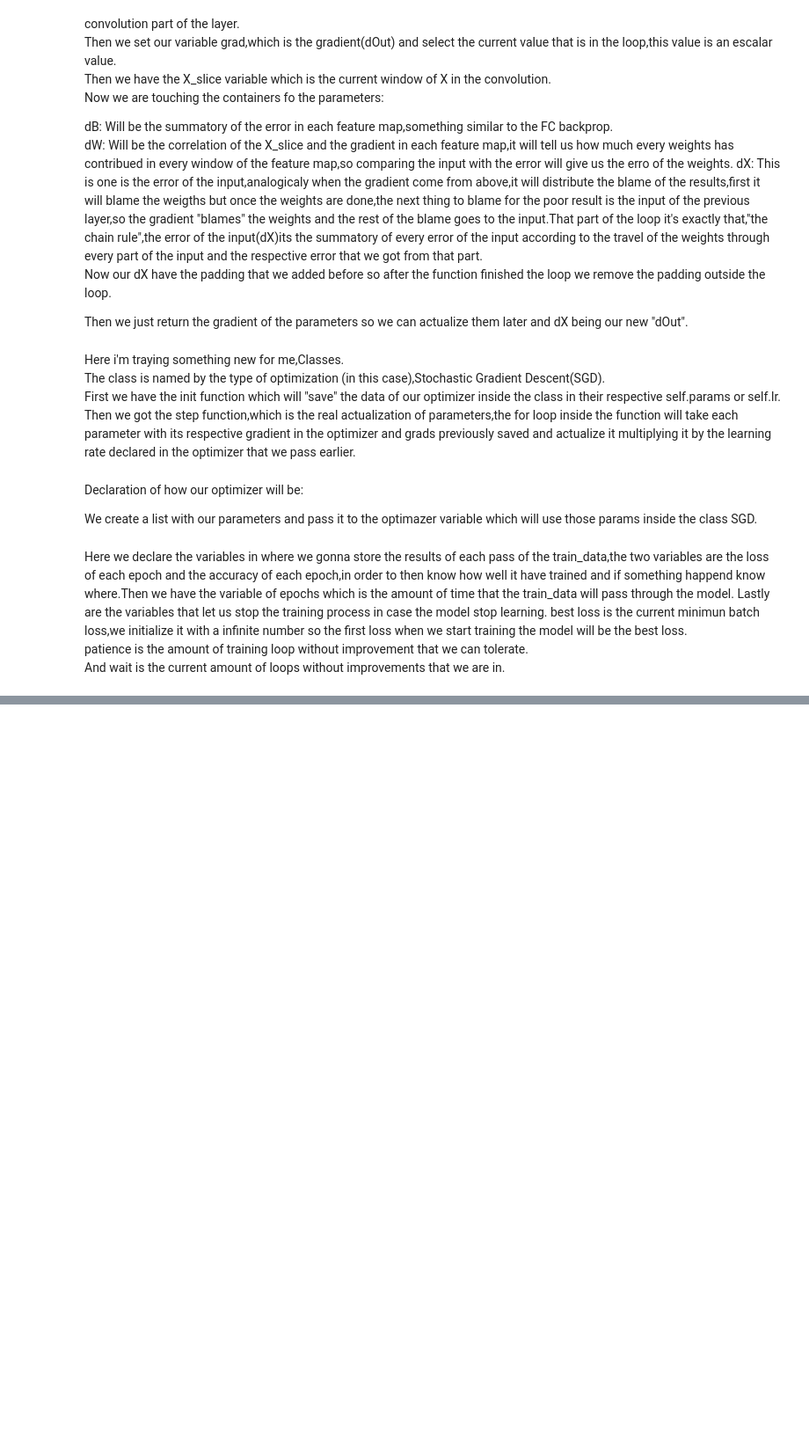
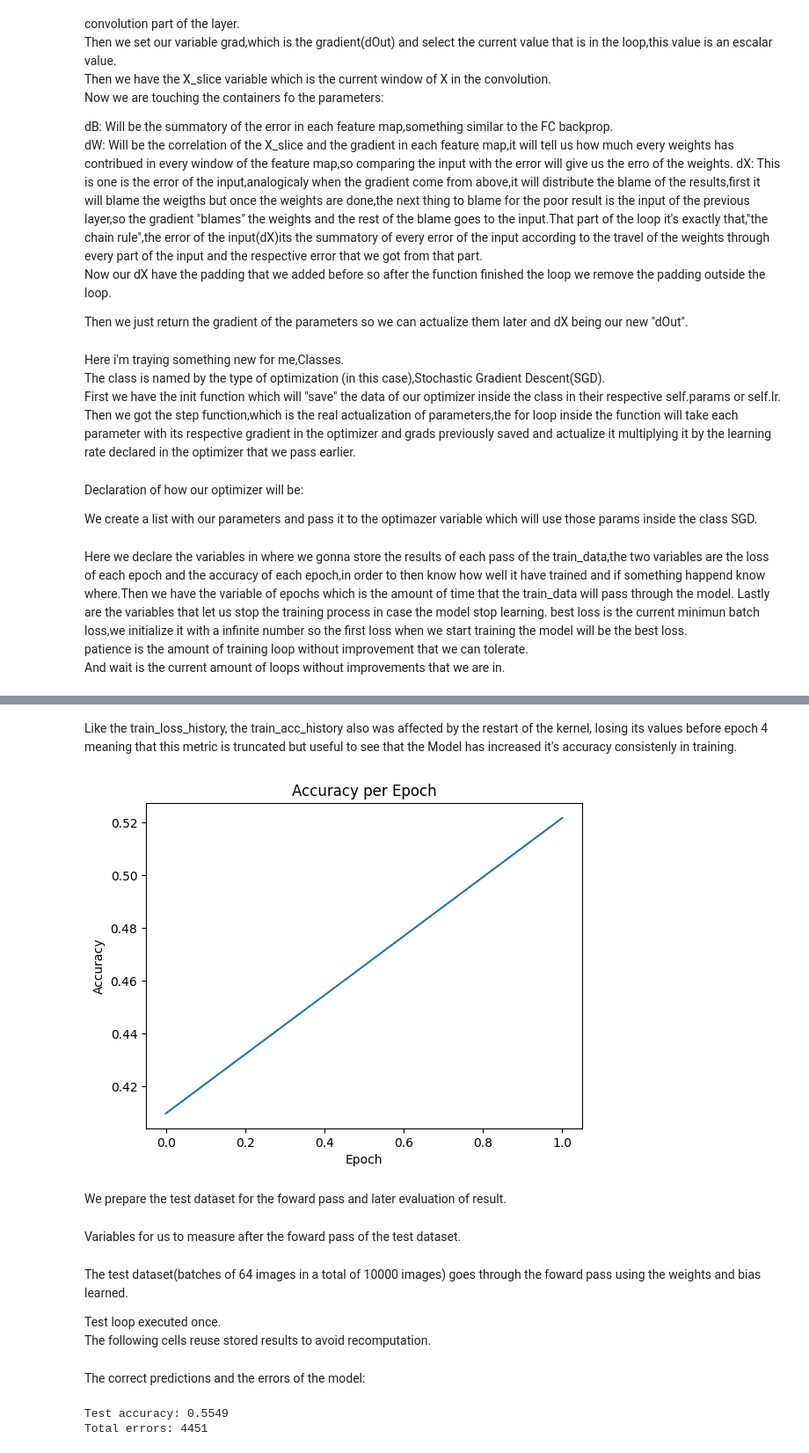
Before and after one commit to NvirAdan/CNN-CIFAR10, a Jupyter notebook: CNN.ipynb, the cells around one changed output, grey strips where cells are left out. Shown at 88% size. Cells and saved outputs as stored; diff of their text form; code cells hidden in the pictures; blank space fills up the shorter version.

```diff
--- a/CNN.ipynb
+++ b/CNN.ipynb
@@ -630,0 +704,13 @@ np.savez(
+# %% [markdown]
+Like the train_loss_history, the train_acc_history also was affected by the restart of the kernel, losing its values before epoch 4 meaning that this metric is truncated but useful to see that the Model has increased it's accuracy consistenly in training.
+# %%
+plt.figure()
+plt.plot(train_acc_history)
+plt.title("Accuracy per Epoch")
+plt.xlabel("Epoch")
+plt.ylabel("Accuracy")
+plt.show()
+# %% [output]
+[figure, added]
+# %% [markdown]
+We prepare the test dataset for the foward pass and later evaluation of result.
@@ -630,0 +720,2 @@ np.savez(
+# %% [markdown]
+Variables for us to measure after the foward pass of the test dataset.
@@ -630,0 +734,6 @@ np.savez(
+# %% [markdown]
+The test dataset(batches of 64 images in a total of 10000 images) goes through the foward pass using the weights and bias learned.
+
+
+Test loop executed once.\
+The following cells reuse stored results to avoid recomputation.
@@ -630,0 +790,9 @@ np.savez(
+# %% [markdown]
+The correct predictions and the errors of the model:
+# %%
+total_corrects = correct_predicts / total_samples
+print(f"Test accuracy: {total_corrects:.4f}")
+print(f"Total errors: {total_samples - correct_predicts}")
+# %% [output]
+Test accuracy: 0.5549
+Total errors: 4451
```
Also changed, not shown: parts of 15 cells of this notebook, 1 other file.
